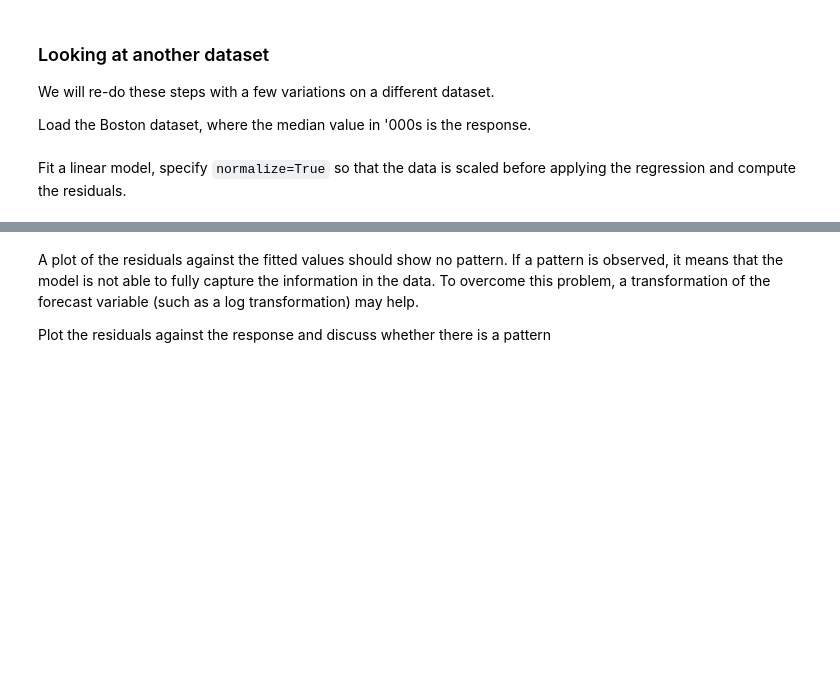
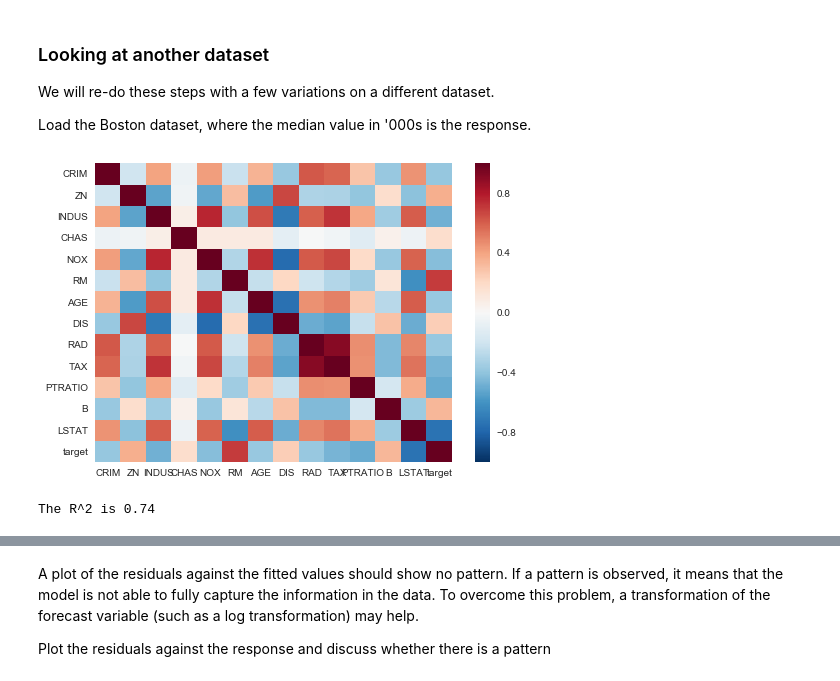
Before and after one commit to ornithos/teachingnotes, a Jupyter notebook: notebooks_LinearRegression-screen.ipynb, the cells around one changed output, grey strips where cells are left out. Saved outputs shown, nothing was run; the diff lists cells and outputs as text; code cells hidden in the pictures; blank space fills up the shorter version.

```diff
--- a/notebooks_LinearRegression-screen.ipynb
+++ b/notebooks_LinearRegression-screen.ipynb
@@ -200,4 +205,4 @@ Load the Boston dataset, where the median value in '000s is the response.
 # %%
-X, y = sklearn.datasets.load_boston(return_X_y=True)
-names = sklearn.datasets.load_boston()['feature_names']
+X, y = load_boston(return_X_y=True)
+names = load_boston()['feature_names']
 X = pd.DataFrame(X, columns=names)
@@ -206,2 +208,0 @@ X = pd.DataFrame(X, columns=names)
-# %% [markdown]
-Fit a linear model, specify `normalize=True` so that the data is scaled before applying the regression and compute the residuals.
@@ -209,0 +209,7 @@ Fit a linear model, specify `normalize=True` so that the data is scaled before a
+# %%
+df = copy.deepcopy(X)
+df["target"] = y
+# %%
+sns.heatmap(df.corr());
+# %% [output]
+[figure, added]
@@ -209,0 +221,4 @@ Fit a linear model, specify `normalize=True` so that the data is scaled before a
+# %%
+print("The R^2 is {:.2f}".format(r2_score(y, y_pred)))
+# %% [output]
+The R^2 is 0.74
```
Also changed, not shown: parts of 12 cells of this notebook.
